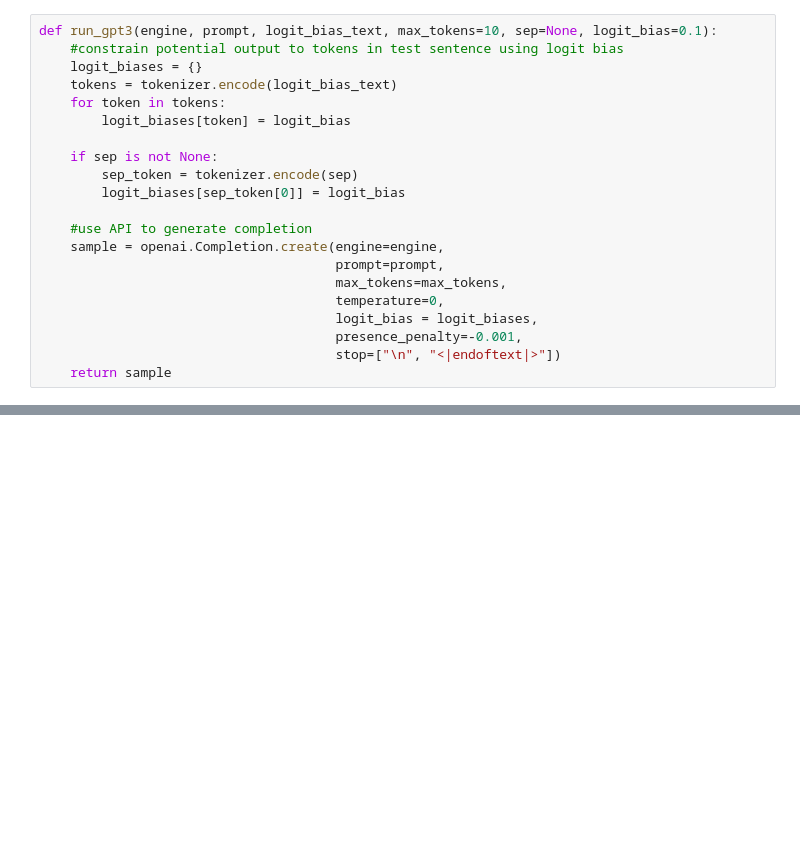
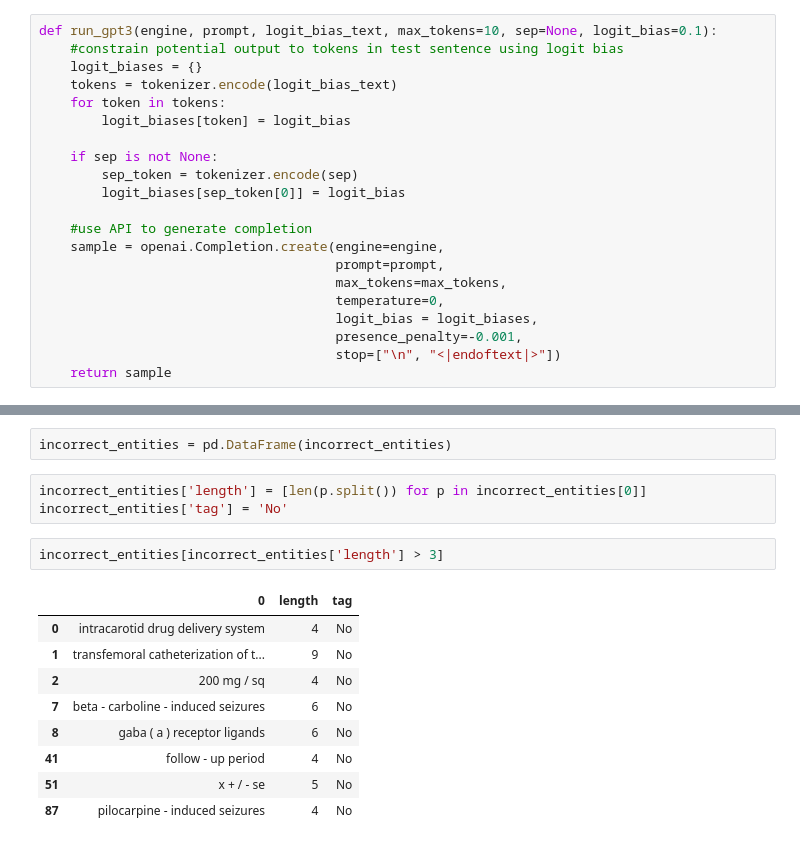
Before and after one commit to nickmcneal/biomedical-information-extraction, a Jupyter notebook: src/GPT-3 Running.ipynb, the cells around one changed output, grey strips where cells are left out. Drawn from its saved outputs; the diff is of its cells as text; blank space fills up the shorter version.

```diff
--- a/src/GPT-3 Running.ipynb
+++ b/src/GPT-3 Running.ipynb
@@ -179,0 +367,17 @@ preds_filename
+# %%
+incorrect_entities = pd.DataFrame(incorrect_entities)
+# %%
+incorrect_entities['length'] = [len(p.split()) for p in incorrect_entities[0]]
+incorrect_entities['tag'] = 'No'
+# %%
+incorrect_entities[incorrect_entities['length'] > 3]
+# %% [output]
+|  | 0 | length | tag |
+| 0 | intracarotid drug delivery system | 4 | No |
+| 1 | transfemoral catheterization of t... | 9 | No |
+| 2 | 200 mg / sq | 4 | No |
+| 7 | beta - carboline - induced seizures | 6 | No |
+| 8 | gaba ( a ) receptor ligands | 6 | No |
+| 41 | follow - up period | 4 | No |
+| 51 | x + / - se | 5 | No |
+| 87 | pilocarpine - induced seizures | 4 | No |
```
Also changed, not shown: parts of 35 cells of this notebook, 7 other files.
